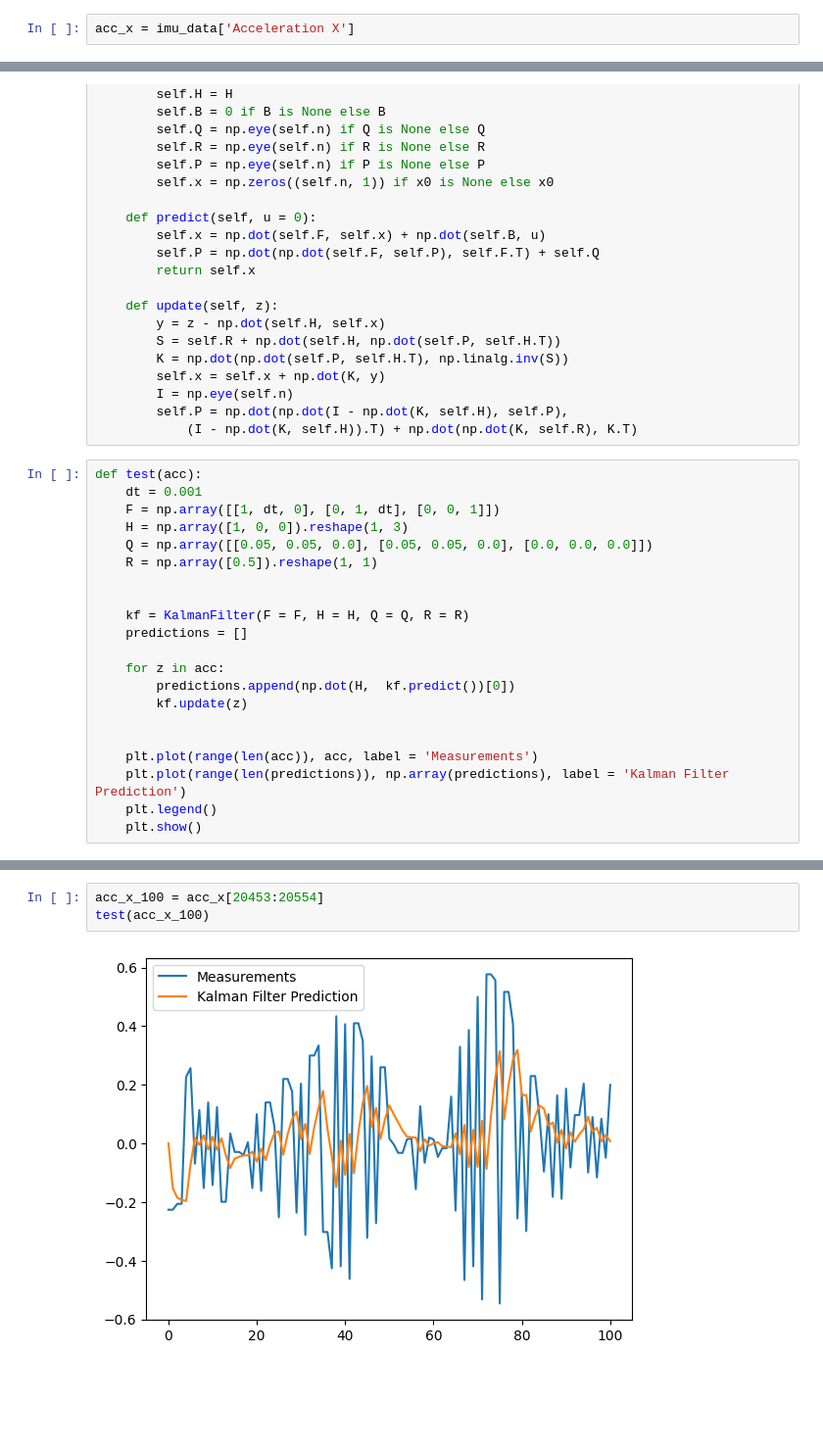
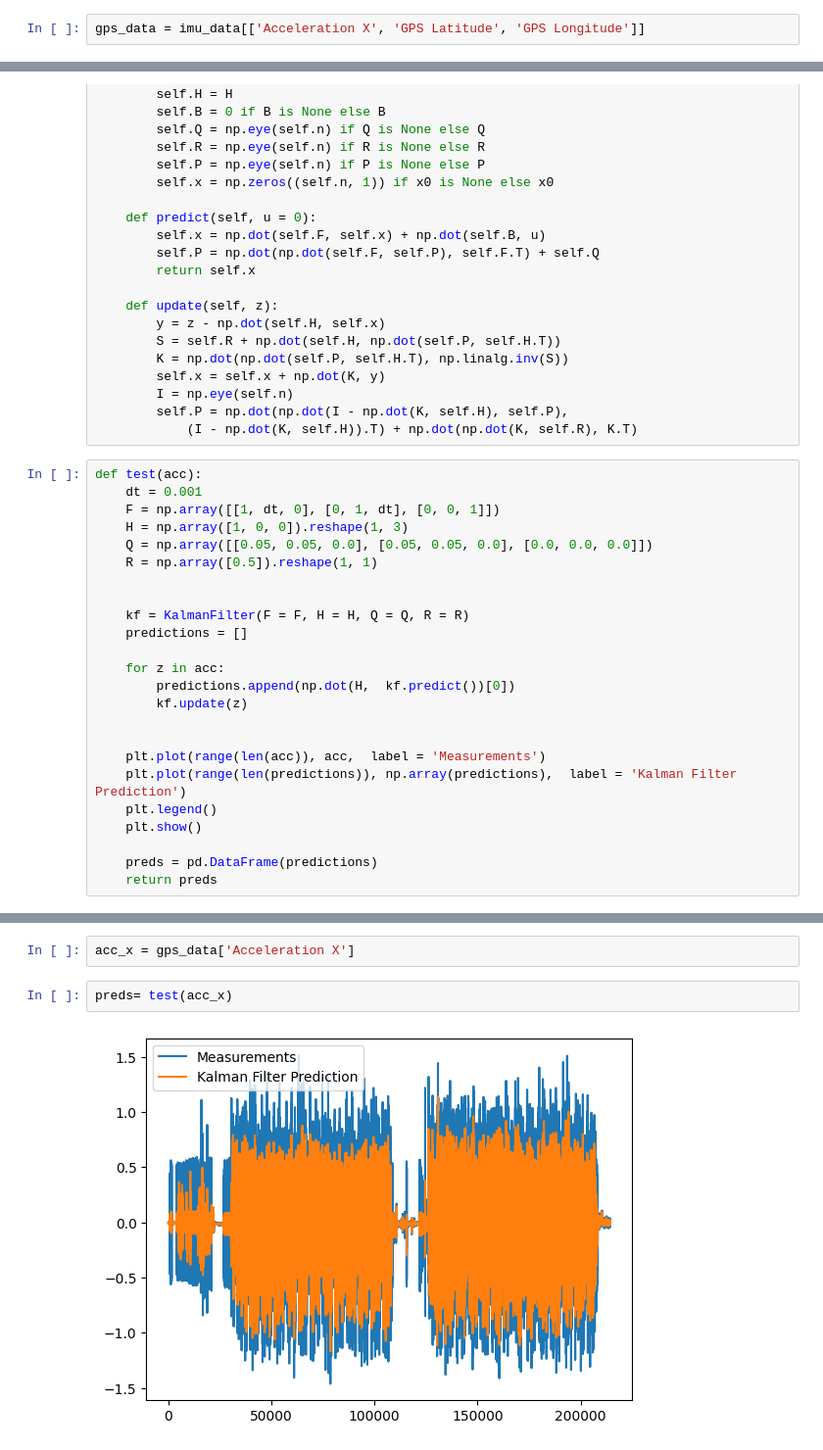
Before and after one commit to nkorrapa/wft_filtering, a Jupyter notebook: imu_filter.ipynb, the cells around one changed output, grey strips where cells are left out. Shown: that part at 98% size. Cells and saved outputs as stored; diff of their text form; blank space fills up the shorter version.

Commit message:
updated data file and plotting

```diff
--- a/imu_filter.ipynb
+++ b/imu_filter.ipynb
@@ -6,7 +6,7 @@ import pandas as pd
 imu_data = pd.read_csv("data/michelin_endurance.csv", dtype=np.float64)
 # gps speed is in m/s, acc in G
 # %%
-acc_x = imu_data['Acceleration X']
+gps_data = imu_data[['Acceleration X', 'GPS Latitude', 'GPS Longitude']]
 # %%
 class KalmanFilter(object):
     def __init__(self, F = None, B = None, H = None, Q = None, R = None, P = None, x0 = None):
@@ -55,7 +55,10 @@ def test(acc):
 		kf.update(z)
 
 
-	plt.plot(range(len(acc)), acc, label = 'Measurements')
-	plt.plot(range(len(predictions)), np.array(predictions), label = 'Kalman Filter Prediction')
+	plt.plot(range(len(acc)), acc,  label = 'Measurements')
+	plt.plot(range(len(predictions)), np.array(predictions),  label = 'Kalman Filter Prediction')
 	plt.legend()
 	plt.show()
+
+	preds = pd.DataFrame(predictions)
+	return preds
@@ -66,5 +65,6 @@ test(acc_x)
-# %%
-acc_x_100 = acc_x[20453:20554]
-test(acc_x_100)
-# %% [output]
-[figure, removed]
+# %%
+acc_x = gps_data['Acceleration X']
+# %%
+preds= test(acc_x)
+# %% [output]
+[figure, added]
```
Also changed, not shown: parts of 3 cells of this notebook, 1 other file.
